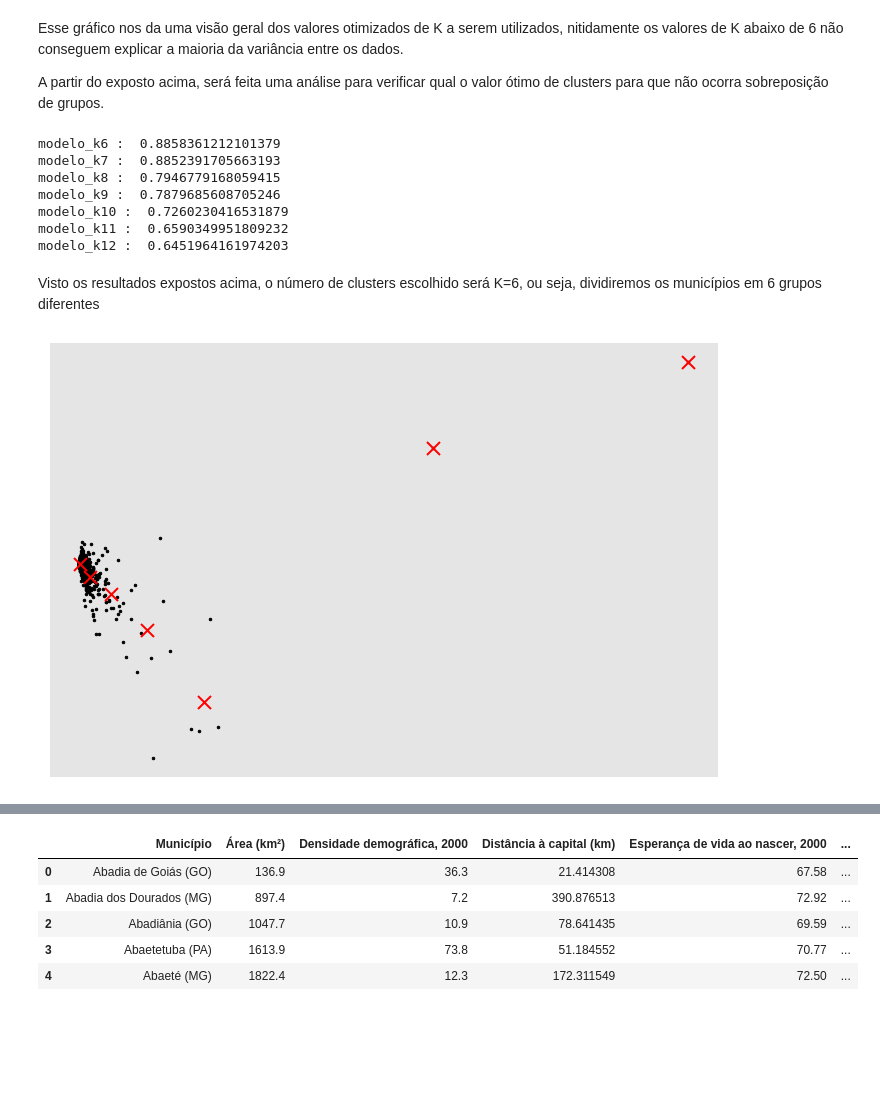
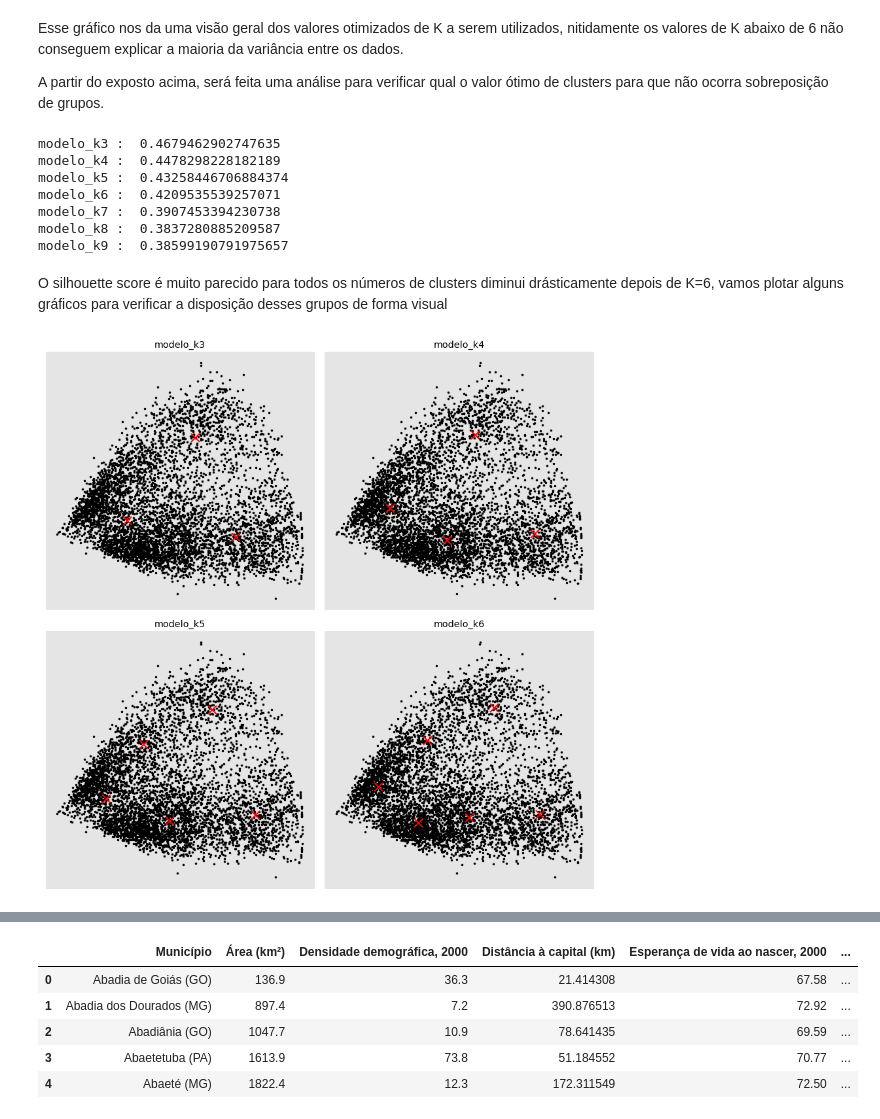
Before and after one commit to mhnasser/selecao_municipal, a Jupyter notebook: notebooks/02_modelagem.ipynb, the cells around one changed output, grey strips where cells are left out. Drawn from its saved outputs; the diff is of its cells as text; code cells hidden in the pictures; blank space fills up the shorter version.

```diff
--- a/notebooks/02_modelagem.ipynb
+++ b/notebooks/02_modelagem.ipynb
@@ -53,4 +67,13 @@ dados['Estado'] = dados['Estado'].apply(lambda x: uf_dict[x])
 # %%
 # Modelagem
+pca = PCA(n_components=2)
+
 dados = dados.values
-dados = PCA(n_components=2).fit_transform(dados)
+
+scaler = Normalizer().fit(dados)
+dados = scaler.transform(dados)
+dados = pca.fit_transform(dados)
+
+
+exp_var_pca = pca.explained_variance_ratio_.cumsum()
+exp_var_pca[1]
@@ -100,11 +125,12 @@ Esse gráfico nos da uma visão geral dos valores otimizados de K a serem utiliz
 
 A partir do exposto acima, será feita uma análise para verificar qual o valor ótimo de clusters para que não ocorra sobreposição de grupos.
 # %%
-# Criando um modelo com K = 6, 7, 8, 9, 10, 11 e 12
+# Criando um modelo com K = 3 a 6
+
 modelos = dict()
 
 # Treinando os Modelos
-for i in range(6,13):
+for i in range(3,10):
     m = KMeans(n_clusters = i)
     modelos.update({'modelo_k'+str(i) : m.fit(dados)})
 
@@ -113,12 +139,12 @@ for key in modelos.keys():
     labels = modelos[key].labels_
     print(key,": ",silhouette_score(dados, labels, metric = 'euclidean'))
 # %% [output]
-modelo_k6 :  0.8858361212101379
-modelo_k7 :  0.8852391705663193
-modelo_k8 :  0.7946779168059415
-modelo_k9 :  0.7879685608705246
-modelo_k10 :  0.7260230416531879
-modelo_k11 :  0.6590349951809232
-modelo_k12 :  0.6451964161974203
+modelo_k3 :  0.4679462902747635
+modelo_k4 :  0.4478298228182189
+modelo_k5 :  0.43258446706884374
+modelo_k6 :  0.4209535539257071
+modelo_k7 :  0.3907453394230738
+modelo_k8 :  0.3837280885209587
+modelo_k9 :  0.38599190791975657
 # %% [markdown]
-Visto os resultados expostos acima, o número de clusters escolhido será K=6, ou seja, dividiremos os municípios em 6 grupos diferentes
+O silhouette score é muito parecido para todos os números de clusters diminui drásticamente depois de K=6, vamos plotar alguns gráficos para verificar a disposição desses grupos de forma visual
@@ -127,16 +151,26 @@ model = modelos['modelo_k7']
 # %%
-# Definindo o tamanho dos gráficos
+# Confiugurando tamanho da figura
 fig = plt.figure()
-fig.set_figheight(8)
+fig.set_figheight(12)
 fig.set_figwidth(12)
 
-# Plot dos centróides
-plt.plot(dados[:, 0], dados[:, 1], 'k.', markersize = 5)
-centroids = model.cluster_centers_
-inert = model.inertia_
-plt.scatter(centroids[:, 0], centroids[:, 1], marker = 'x', s = 169, linewidths = 2, color = 'r', zorder = 8)
-plt.xticks(())
-plt.yticks(())
+
+# Plotando Centróides
+for i, model_k in enumerate(['modelo_k3', 'modelo_k4', 'modelo_k5', 'modelo_k6']):
+
+    modelo = modelos[model_k]
+
+    plt.subplot(2,2, i+1)
+    plt.plot(dados[:, 0], dados[:, 1], 'k.', markersize = 5)
+    centroids = modelo.cluster_centers_
+    inert = modelo.inertia_
+    plt.scatter(centroids[:, 0], centroids[:, 1], marker = 'x', s = 169, linewidths = 2, color = 'r', zorder = 8)
+    plt.title(model_k)
+    plt.xticks(())
+    plt.yticks(())
+
+
+fig.tight_layout()
 plt.show()
 # %% [output]
-[figure, old version]
+[figure, new version]
```
Also changed, not shown: parts of 8 cells of this notebook, 1 other file.
